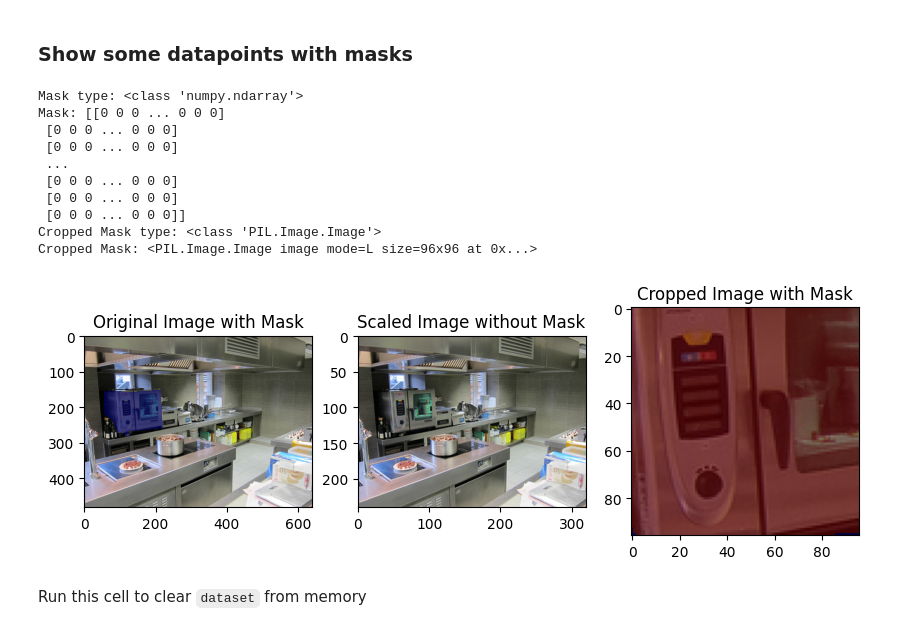
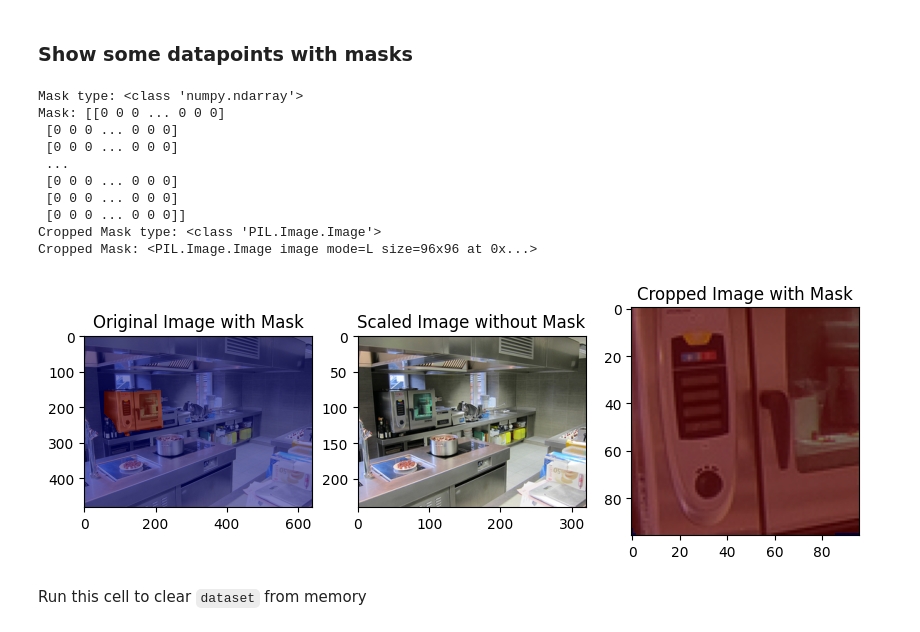
Before and after one commit to laggezhd/giga-sam, a Jupyter notebook: notebooks/giga-sam.ipynb, the cells around one changed output. Drawn from its saved outputs; the diff is of its cells as text; code cells hidden in the pictures.

Commit message:
change mask and image plots

```diff
--- a/notebooks/giga-sam.ipynb
+++ b/notebooks/giga-sam.ipynb
@@ -315,11 +315,9 @@ datapoint = dataset.get_datapoint(90)
 
 image = datapoint["image"]
 mask = datapoint["mask"]
-mask_overlay = np.ma.masked_where(mask == 0, mask)
 
 cropped_img = datapoint["cropped_img"]
 cropped_mask = datapoint["cropped_mask"]
-cropped_mask_overlay = np.ma.masked_where(cropped_mask == 0, cropped_mask)
 
 print("Mask type:", type(mask))
 print("Mask:", mask)
@@ -334,36 +332,36 @@ new_height = int(image.size[1] * SCALE_FACTOR)
 
 scaled_img = image.resize((new_width, new_height), Image.Resampling.LANCZOS)
 
 
 # plot the original, scaled and cropped images. Overlay a transparent mask on both images
 fig, axs = plt.subplots(1, 3, figsize=(10, 5))
 axs[0].imshow(image)
-axs[0].imshow(mask_overlay, alpha=0.5, cmap='jet', interpolation='none')
+axs[0].imshow(mask, alpha=0.5, cmap='jet', interpolation='none')
 axs[0].set_title("Original Image with Mask")
 axs[0].axis('on')
 
 axs[1].imshow(scaled_img)
 axs[1].set_title("Scaled Image without Mask")
 axs[1].axis('on')
 
 axs[2].imshow(cropped_img)
-axs[2].imshow(cropped_mask_overlay, alpha=0.5, cmap='jet', interpolation='none')
+axs[2].imshow(cropped_mask, alpha=0.5, cmap='jet', interpolation='none')
 axs[2].set_title("Cropped Image with Mask")
 axs[2].axis('on')
 
 plt.show()
 # %% [output]
 Mask type: <class 'numpy.ndarray'>
 Mask: [[0 0 0 ... 0 0 0]
  [0 0 0 ... 0 0 0]
  [0 0 0 ... 0 0 0]
  ...
  [0 0 0 ... 0 0 0]
  [0 0 0 ... 0 0 0]
  [0 0 0 ... 0 0 0]]
 Cropped Mask type: <class 'PIL.Image.Image'>
 Cropped Mask: <PIL.Image.Image image mode=L size=96x96 at 0x...>
-[figure, old version]
+[figure, new version]
 # %% [markdown]
 Run this cell to clear `dataset` from memory
 # %%
```
Also changed, not shown: parts of 1 cell of this notebook.
